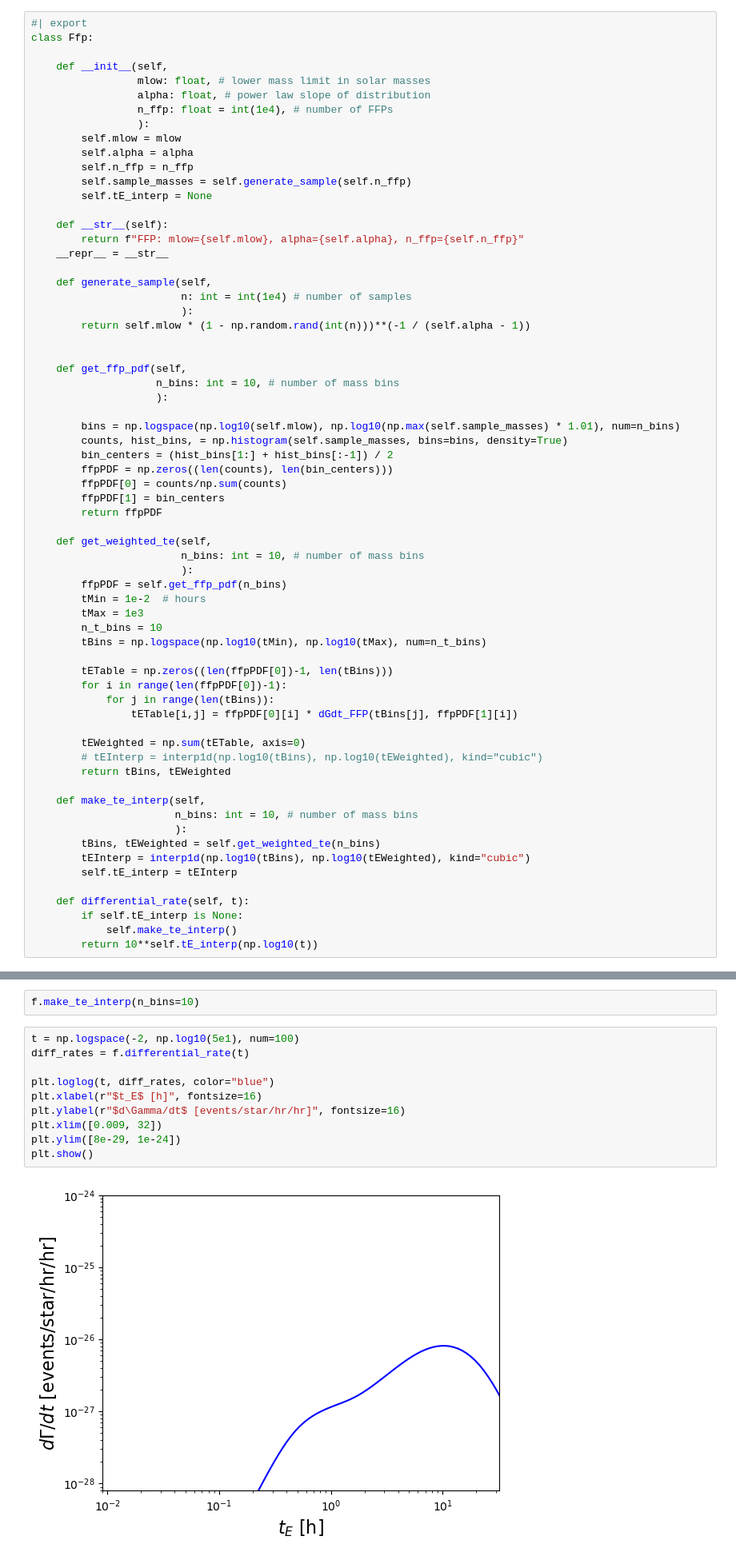
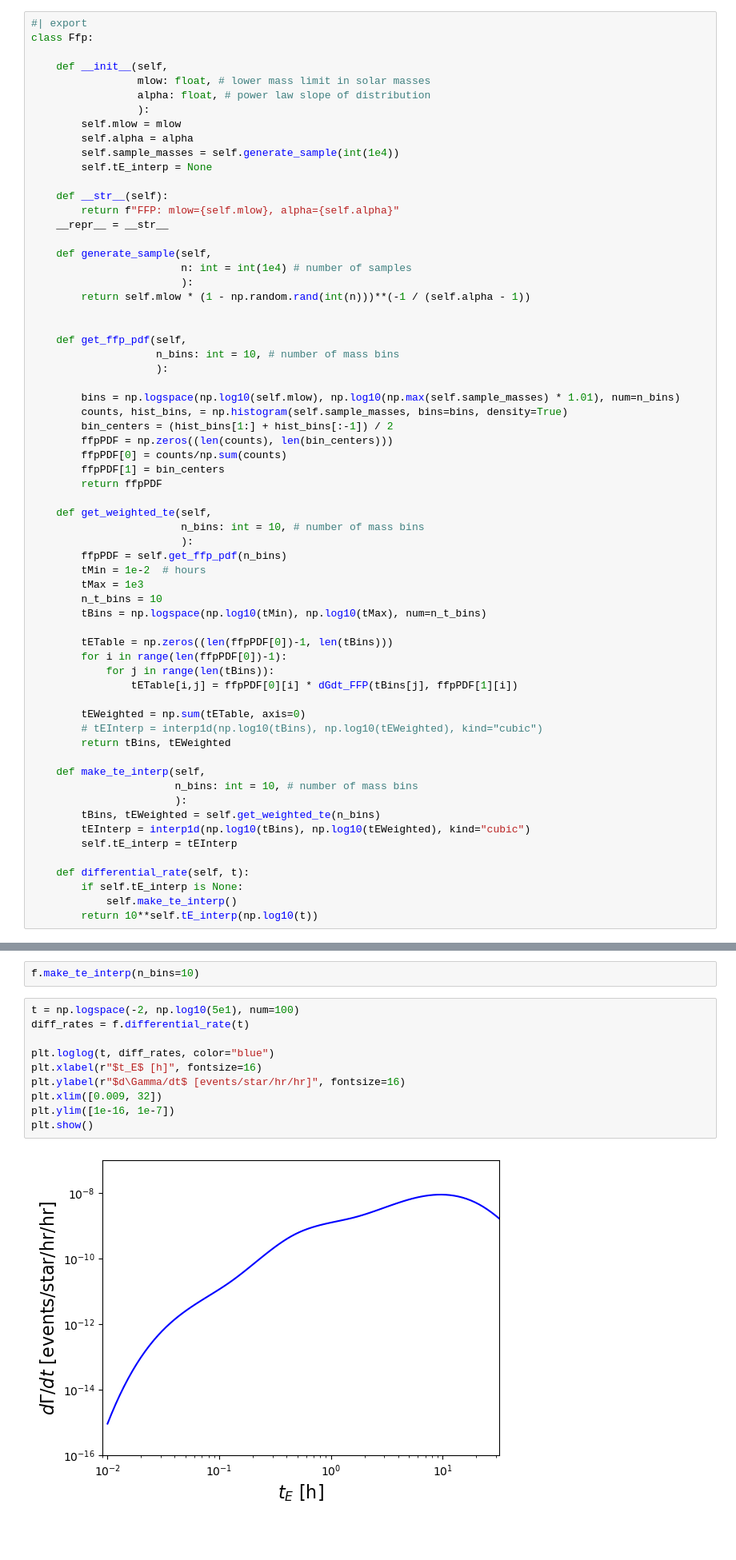
Before and after one commit to NolanSmyth/LensCalcPy, a Jupyter notebook: nbs/01_ffp.ipynb, the cells around one changed output, grey strips where cells are left out. Shown at 80% size. Saved outputs shown, nothing was run; the diff lists cells and outputs as text; blank space fills up the shorter version.

```diff
--- a/nbs/01_ffp.ipynb
+++ b/nbs/01_ffp.ipynb
@@ -67,16 +127,14 @@ class Ffp:
     def __init__(self,
                  mlow: float, # lower mass limit in solar masses
                  alpha: float, # power law slope of distribution
-                 n_ffp: float = int(1e4), # number of FFPs
                  ):
         self.mlow = mlow
         self.alpha = alpha
-        self.n_ffp = n_ffp
-        self.sample_masses = self.generate_sample(self.n_ffp)
+        self.sample_masses = self.generate_sample(int(1e4))
         self.tE_interp = None
 
     def __str__(self):
-        return f"FFP: mlow={self.mlow}, alpha={self.alpha}, n_ffp={self.n_ffp}"
+        return f"FFP: mlow={self.mlow}, alpha={self.alpha}"
     __repr__ = __str__
 
     def generate_sample(self,
@@ -160,15 +218,15 @@ f.make_te_interp(n_bins=10)
 # %%
 t = np.logspace(-2, np.log10(5e1), num=100)
 diff_rates = f.differential_rate(t)
 
 plt.loglog(t, diff_rates, color="blue")
 plt.xlabel(r"$t_E$ [h]", fontsize=16)
 plt.ylabel(r"$d\Gamma/dt$ [events/star/hr/hr]", fontsize=16)
 plt.xlim([0.009, 32])
-plt.ylim([8e-29, 1e-24])
+plt.ylim([1e-16, 1e-7])
 plt.show()
 # %% [output]
-[figure, old version]
+[figure, new version]
 # %%
 #| hide
 import nbdev; nbdev.nbdev_export()
```
Also changed, not shown: parts of 5 cells of this notebook, 12 other files.
